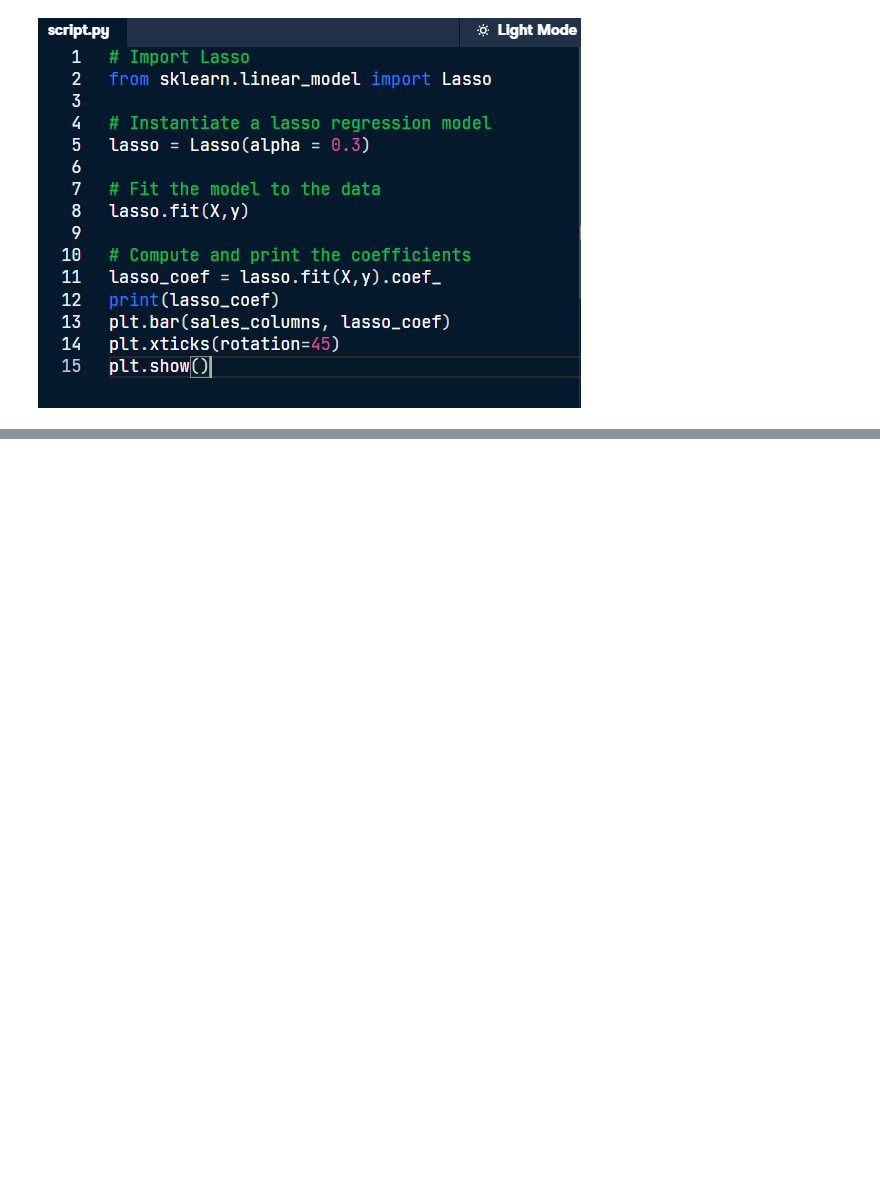
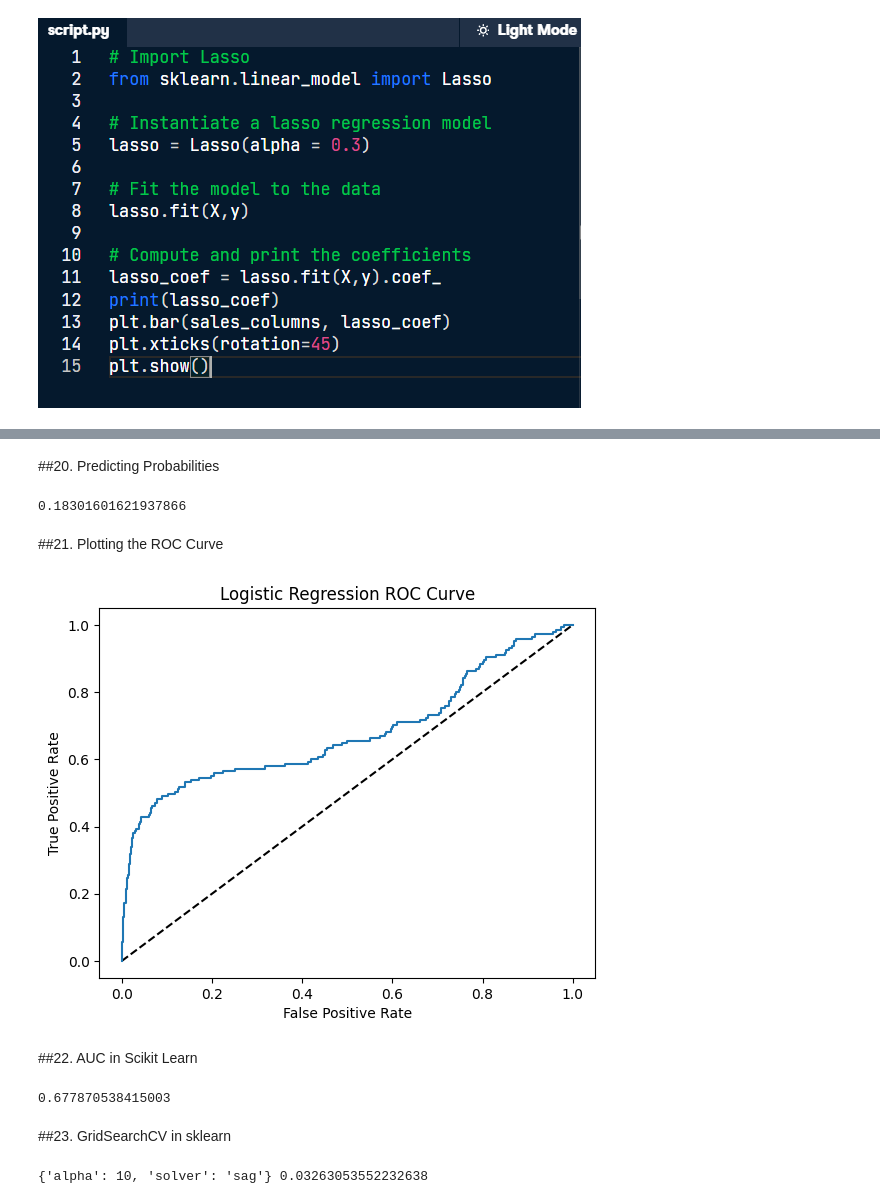
Before and after one commit to zizanayub/Machine-Leaning-Data-Scientist-with-Python, a Jupyter notebook: 01_01_Supervised_Learning_with_Scikit_Learn.ipynb, the cells around one changed output, grey strips where cells are left out. Cells and saved outputs as stored; diff of their text form; code cells hidden in the pictures; blank space fills up the shorter version.

```diff
--- a/01_01_Supervised_Learning_with_Scikit_Learn.ipynb
+++ b/01_01_Supervised_Learning_with_Scikit_Learn.ipynb
@@ -259,0 +262,20 @@ print(ridge_scores)
+# %%
+from sklearn.metrics import classification_report, confusion_matrix
+
+telecom_churn_db = pd.read_csv('/content/drive/MyDrive/Machine Learning Data Scientist Course/telecom_churn_clean.csv')
+telecom_churn_db.head()
+
+
+knn = KNeighborsClassifier(n_neighbors = 7)
+X_telecom_churn = telecom_churn_db[['total_day_charge','total_eve_charge']].values
+y_telecom_churn = telecom_churn_db['churn'].values
+print(X_telecom_churn.shape,y_telecom_churn.shape)
+
+
+X_train,X_test,y_train,y_test = train_test_split(X_telecom_churn,y_telecom_churn,test_size = 0.3,random_state = 42,stratify = y_telecom_churn)
+print(X_train.shape,X_test.shape)
+
+
+
+knn.fit(X_train,y_train)
+y_pred = knn.predict(X_test)
@@ -259,0 +303,5 @@ print(ridge_scores)
+# %%
+from sklearn.linear_model import LogisticRegression
+logreg = LogisticRegression()
+logreg.fit(X_train,y_train)
+logreg.predict(X_test)
@@ -259,0 +326,40 @@ print(ridge_scores)
+# %% [markdown]
+##20. Predicting Probabilities
+# %%
+y_pred_probs = logreg.predict_proba(X_test)[:,1]
+print(y_pred_probs[0])
+# %% [output]
+0.18301601621937866
+# %% [markdown]
+##21. Plotting the ROC Curve
+# %%
+from sklearn.metrics import roc_curve
+fpr,tpr,thresholds = roc_curve(y_test,y_pred_probs)
+plt.plot([0,1],[0,1],'k--')
+plt.plot(fpr,tpr)
+plt.xlabel("False Positive Rate")
+plt.ylabel("True Positive Rate")
+plt.title("Logistic Regression ROC Curve")
+plt.show()
+# %% [output]
+[figure, added]
+# %% [markdown]
+##22. AUC in Scikit Learn
+# %%
+from sklearn.metrics import roc_auc_score
+print(roc_auc_score(y_test,y_pred_probs))
+# %% [output]
+0.677870538415003
+# %% [markdown]
+##23. GridSearchCV in sklearn
+# %%
+from sklearn.model_selection import GridSearchCV
+kf = KFold(n_splits = 5, shuffle = True, random_state = 42)
+param_grid = {"alpha": (0.0001,1,10),
+              "solver": ["sag","lsqr"]}
+ridge = Ridge()
+ridge_cv = GridSearchCV(ridge,param_grid,cv = kf)
+ridge_cv.fit(X_train,y_train)
+print(ridge_cv.best_params_,ridge_cv.best_score_)
+# %% [output]
+{'alpha': 10, 'solver': 'sag'} 0.03263053552232638
```
Also changed, not shown: parts of 6 cells of this notebook.
